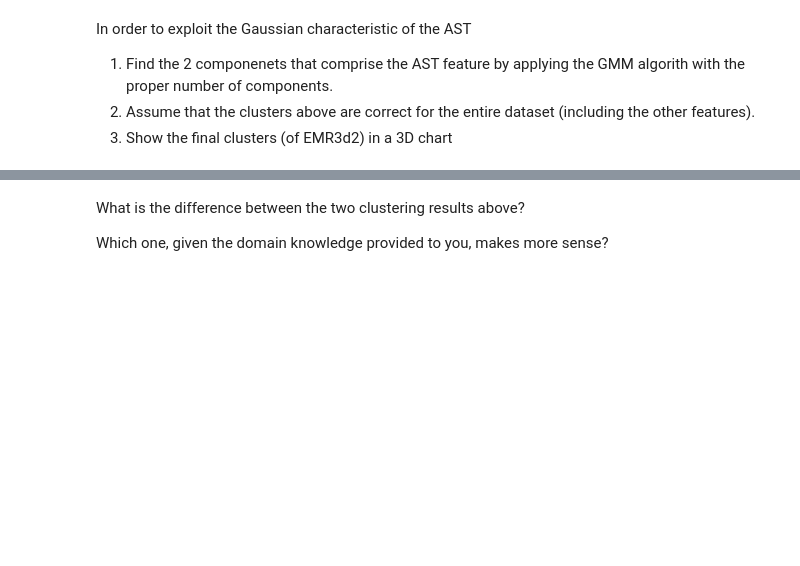
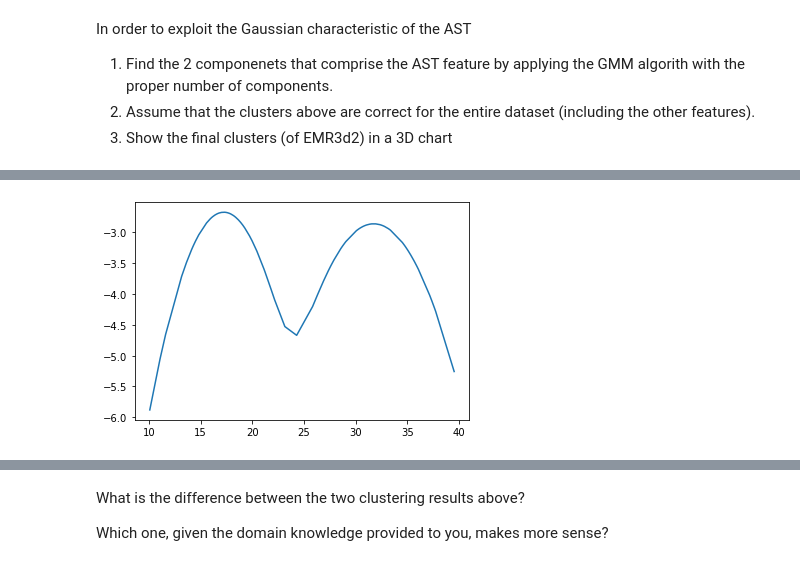
Before and after one commit to Shuaf98/y-data, a Jupyter notebook: ydata_unsupervised_learning/lecture1_intro_kmeans/HW1_Clustering.ipynb, the cells around one changed output, grey strips where cells are left out. Saved outputs shown, nothing was run; the diff lists cells and outputs as text; code cells hidden in the pictures; blank space fills up the shorter version.

```diff
--- a/ydata_unsupervised_learning/lecture1_intro_kmeans/HW1_Clustering.ipynb
+++ b/ydata_unsupervised_learning/lecture1_intro_kmeans/HW1_Clustering.ipynb
@@ -296,0 +310,12 @@ In order to exploit the Gaussian characteristic of the AST
+# %%
+data = np.array(EMR3d2[:,1]).reshape(-1,1)
+clf = GaussianMixture(n_components=2, covariance_type='full')
+clf.fit(data)
+
+x = np.array(sorted(data)).reshape(-1,1)
+y = clf.score_samples(x)
+
+plt.plot(x, y)
+plt.show()
+# %% [output]
+[figure, added]
```
Also changed, not shown: parts of 12 cells of this notebook, 9 other files.
